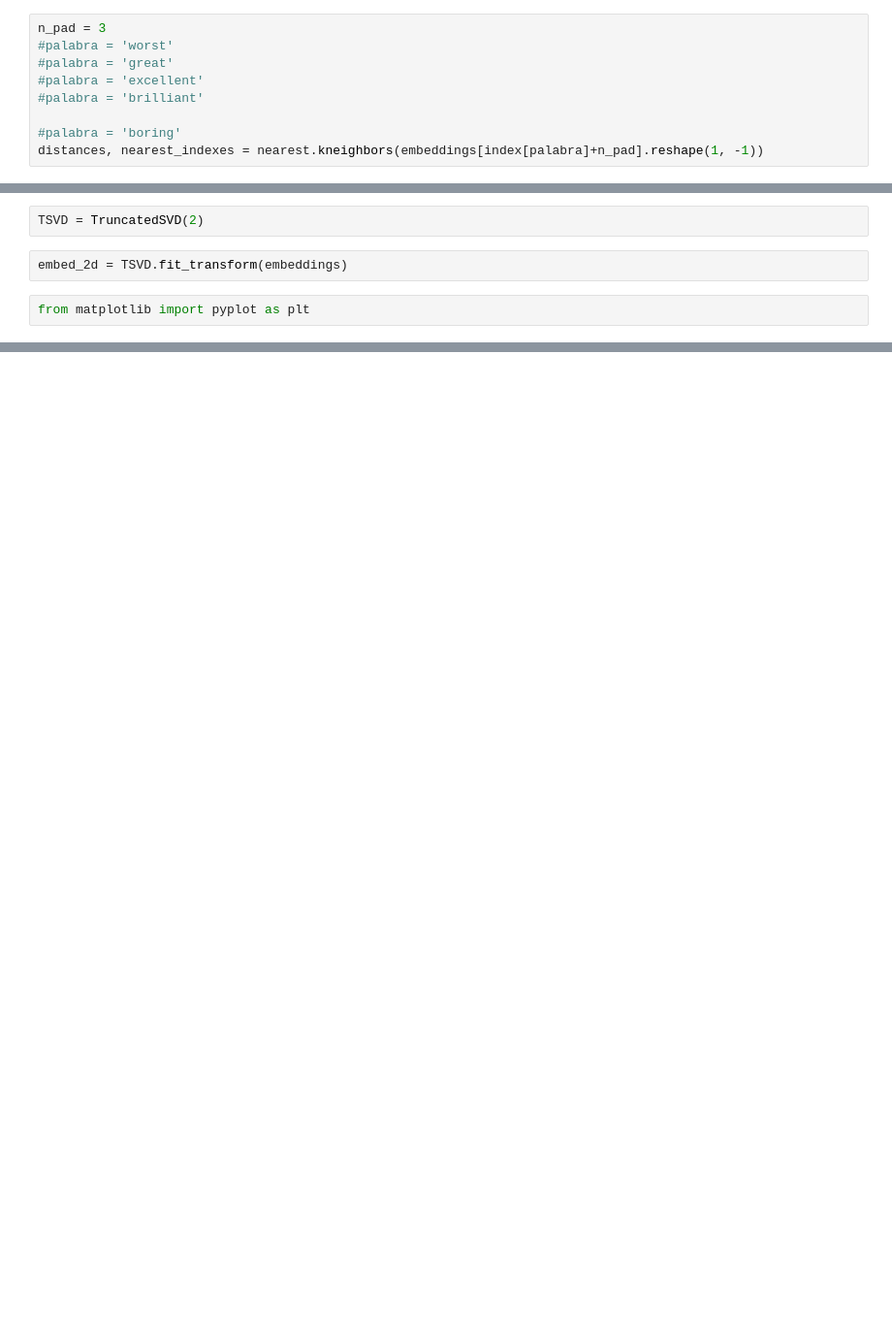
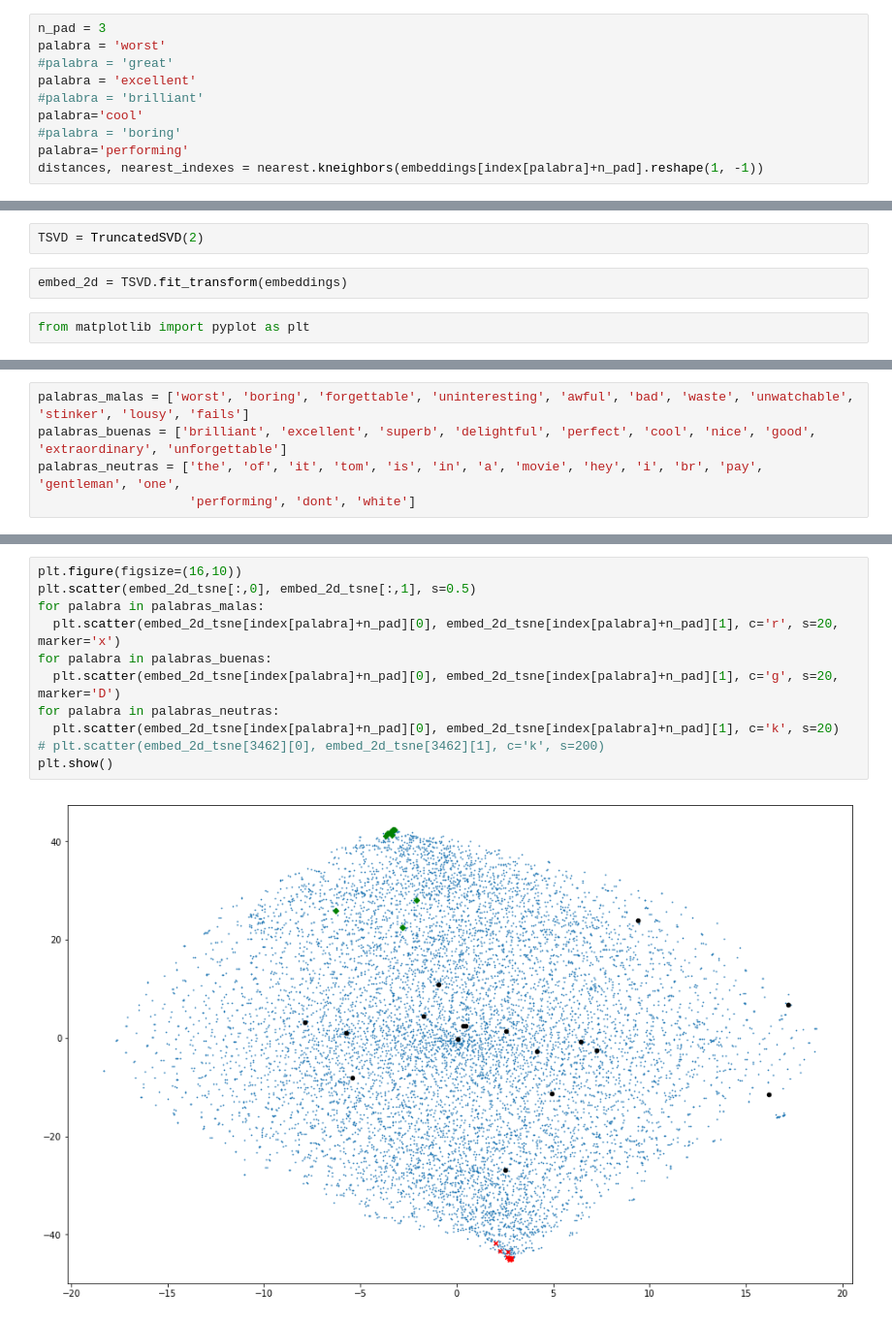
Before and after one commit to bits33ker/NLP-Embeddings, a Jupyter notebook: 05-trainable-2.ipynb, the cells around one changed output, grey strips where cells are left out. Shown at 97% size. Cells and saved outputs as stored; diff of their text form; blank space fills up the shorter version.

```diff
--- a/05-trainable-2.ipynb
+++ b/05-trainable-2.ipynb
@@ -183,12 +183,13 @@ NearestNeighbors(algorithm='auto', leaf_size=30, metric='cosine',
                  radius=1.0)
 # %%
 n_pad = 3
-#palabra = 'worst'
+palabra = 'worst'
 #palabra = 'great'
-#palabra = 'excellent'
+palabra = 'excellent'
 #palabra = 'brilliant'
-
+palabra='cool'
 #palabra = 'boring'
+palabra='performing'
 distances, nearest_indexes = nearest.kneighbors(embeddings[index[palabra]+n_pad].reshape(1, -1))
 # %%
 for n, d in zip(nearest_indexes[0], distances[0]):
@@ -244,0 +250,5 @@ plt.scatter(embed_2d[:,0], embed_2d[:,1], s=1)
+# %%
+palabras_malas = ['worst', 'boring', 'forgettable', 'uninteresting', 'awful', 'bad', 'waste', 'unwatchable', 'stinker', 'lousy', 'fails']
+palabras_buenas = ['brilliant', 'excellent', 'superb', 'delightful', 'perfect', 'cool', 'nice', 'good', 'extraordinary', 'unforgettable']
+palabras_neutras = ['the', 'of', 'it', 'tom', 'is', 'in', 'a', 'movie', 'hey', 'i', 'br', 'pay', 'gentleman', 'one',
+                    'performing', 'dont', 'white']
@@ -244,0 +259,13 @@ plt.scatter(embed_2d[:,0], embed_2d[:,1], s=1)
+# %%
+plt.figure(figsize=(16,10))
+plt.scatter(embed_2d_tsne[:,0], embed_2d_tsne[:,1], s=0.5)
+for palabra in palabras_malas:
+  plt.scatter(embed_2d_tsne[index[palabra]+n_pad][0], embed_2d_tsne[index[palabra]+n_pad][1], c='r', s=20, marker='x')
+for palabra in palabras_buenas:
+  plt.scatter(embed_2d_tsne[index[palabra]+n_pad][0], embed_2d_tsne[index[palabra]+n_pad][1], c='g', s=20, marker='D')
+for palabra in palabras_neutras:
+  plt.scatter(embed_2d_tsne[index[palabra]+n_pad][0], embed_2d_tsne[index[palabra]+n_pad][1], c='k', s=20)
+# plt.scatter(embed_2d_tsne[3462][0], embed_2d_tsne[3462][1], c='k', s=200)
+plt.show()
+# %% [output]
+[figure, added]
```
Also changed, not shown: parts of 7 cells of this notebook.
